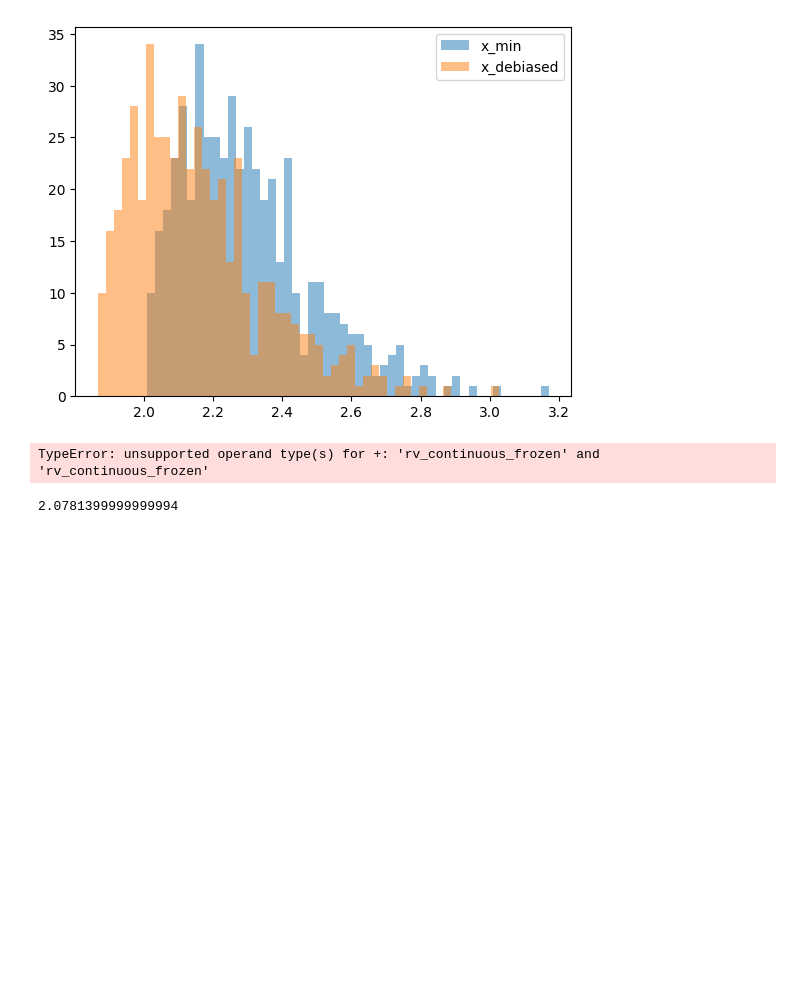
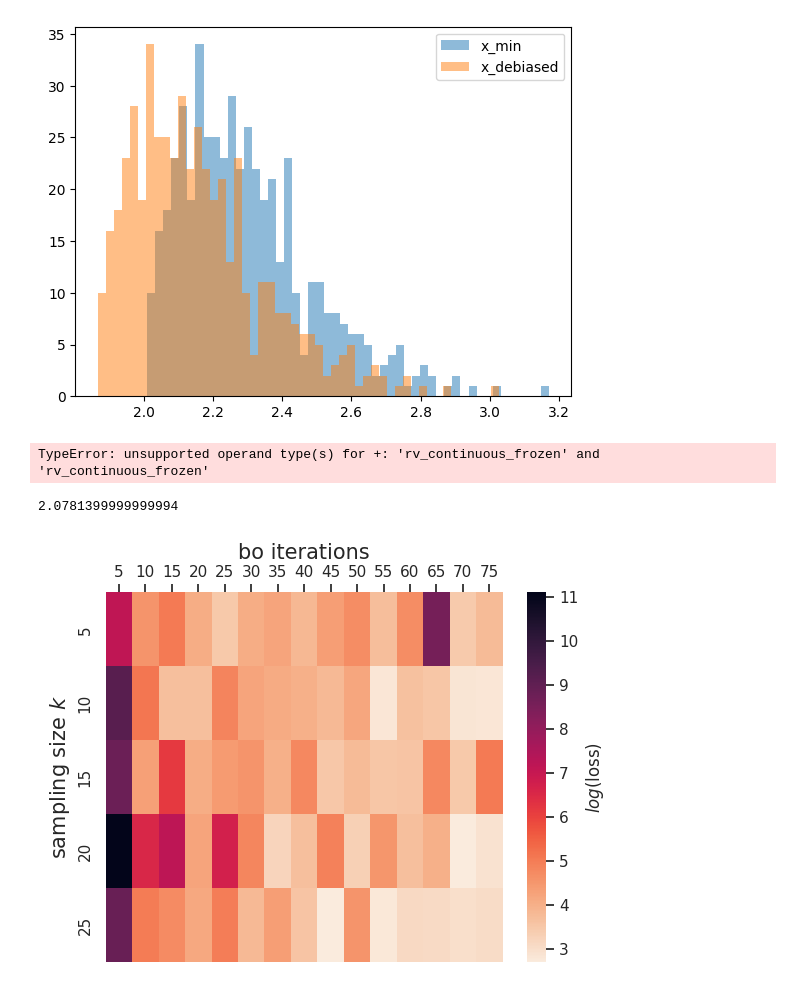
Before and after one commit to chenzhiliang94/AutoAI, a Jupyter notebook: Updated BO.ipynb, the cells around one changed output. Saved outputs shown, nothing was run; the diff lists cells and outputs as text; code cells hidden in the pictures; blank space fills up the shorter version.

```diff
--- a/Updated BO.ipynb
+++ b/Updated BO.ipynb
@@ -770,3 +914,36 @@ TypeError: unsupported operand type(s) for +: 'rv_continuous_frozen' and 'rv_con
 # %%
 # %% [output]
 2.0781399999999994
+# %%
+
+def get_mean_best_loss(k, itr):
+
+
+    path = "result/\
+healthcare_ABOLLO_data_seed_3_starting_grad_seed_800_noise_pos_-2.5_std_0.5.csv_" +str(k)+"_" + str(itr) + ".csv"
+    my_data = genfromtxt(path, delimiter=' ')
+    my_data_mean = np.mean(my_data, axis=0)
+    return(-my_data_mean[-1])
+
+def plot_matrix(samples, bo_itr):
+    arr = np.zeros((len(samples), len(bo_itr)))
+    for idx_k, k in enumerate(samples):
+        for idx_itr, itr in enumerate(bo_itr):
+            best_loss = get_mean_best_loss(k,itr)
+            arr[idx_k][idx_itr] = (best_loss)
+
+    return (arr)
+# %%
+import seaborn as sns
+sns.set(font_scale=1.0)
+bo_iteration = range(5,80,5)
+k = [5,10,15,20,25]
+arr=plot_matrix(k, bo_iteration)
+s=sns.heatmap(arr, yticklabels=k, xticklabels=bo_iteration,
+              cmap=sns.cm.rocket_r, cbar_kws={'label': '$log$(loss)'})
+s.set_xlabel('bo iterations', fontsize=15)
+s.set_ylabel('sampling size $k$', fontsize=15)
+s.xaxis.set_label_position('top')
+s.xaxis.set_ticks_position('top')
+# %% [output]
+[figure, added]
```
Also changed, not shown: parts of 4 cells of this notebook, 25 other files.
